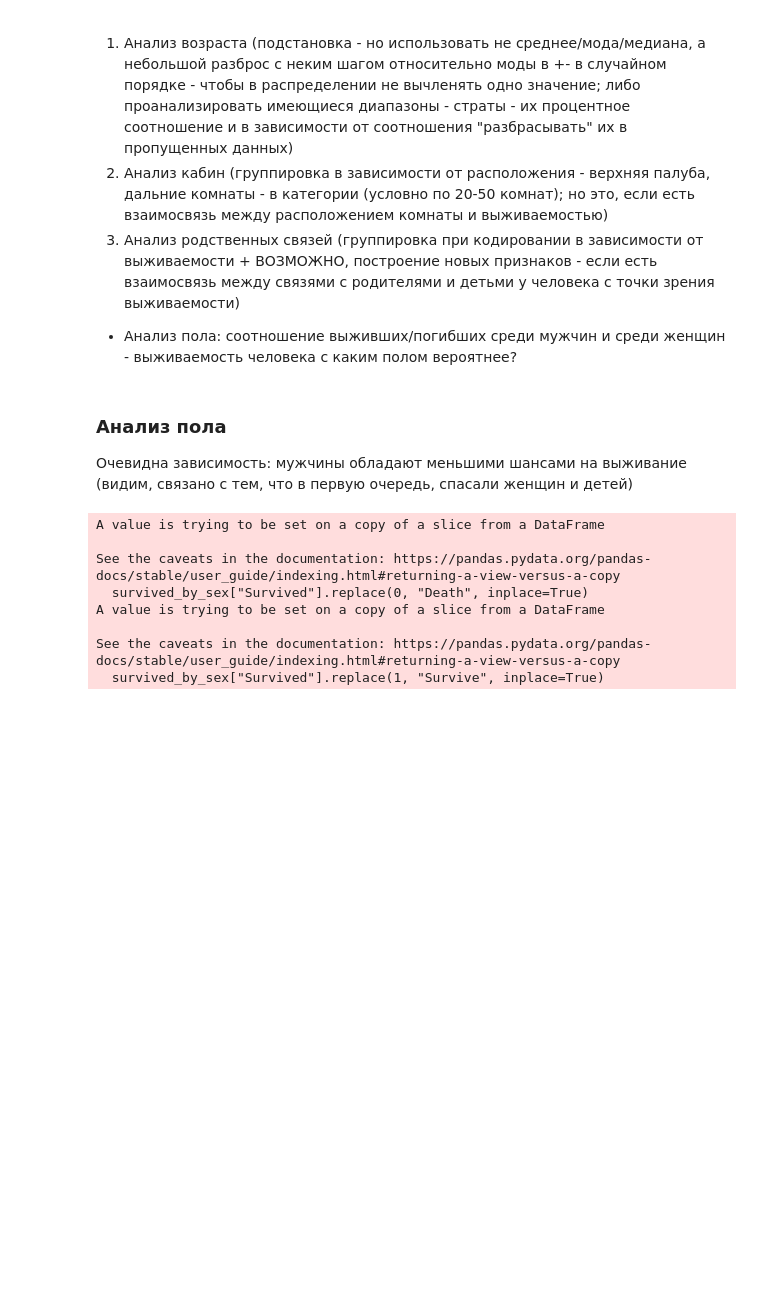
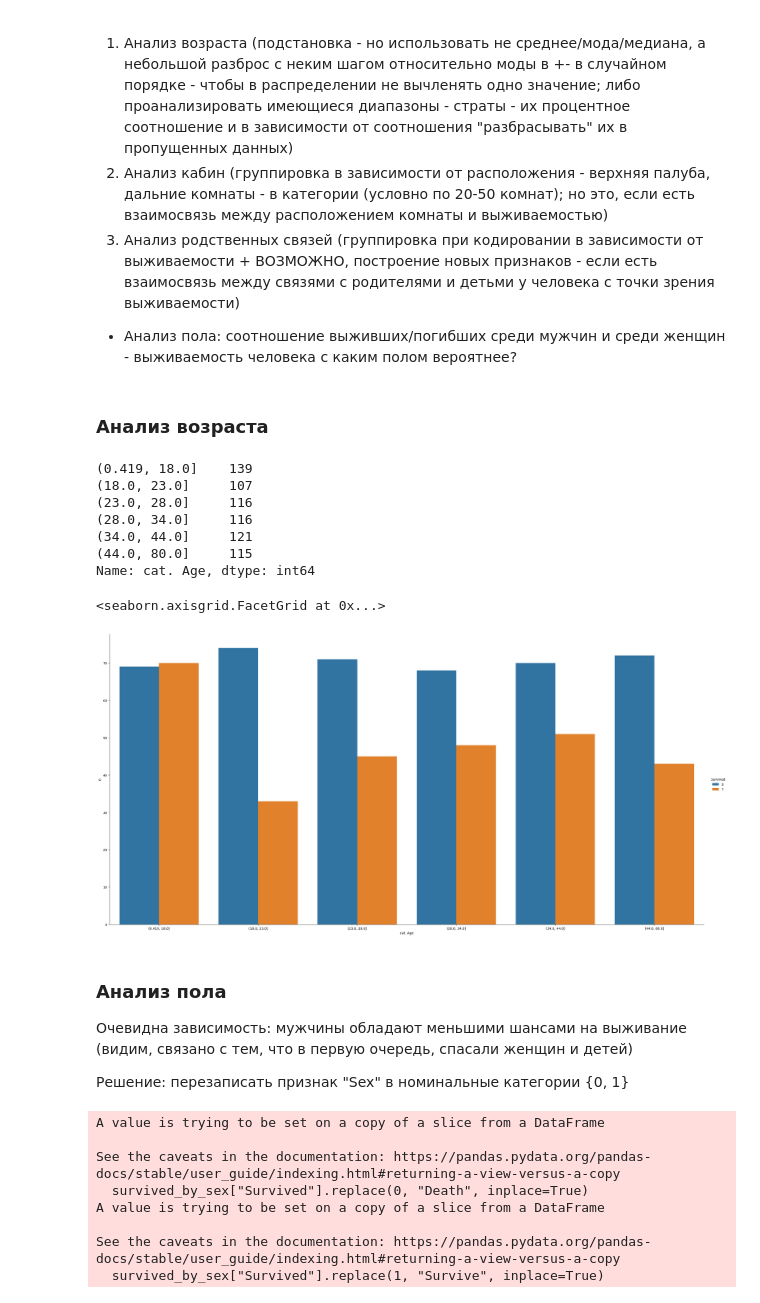
Before and after one commit to p0gramist/ml-on-five, a Jupyter notebook: titanic/analyze.ipynb, the cells around one changed output. Cells and saved outputs as stored; diff of their text form; code cells hidden in the pictures; blank space fills up the shorter version.

Commit message:
Анализ возраста: выявление значимых диапазонов

```diff
--- a/titanic/analyze.ipynb
+++ b/titanic/analyze.ipynb
@@ -96,9 +118,38 @@ Name: Survived, dtype: float64
 3. Анализ родственных связей (группировка при кодировании в зависимости от выживаемости + ВОЗМОЖНО, построение новых признаков - если есть взаимосвязь между связями с родителями и детьми у человека с точки зрения выживаемости)
 
 - Анализ пола: соотношение выживших/погибших среди мужчин и среди женщин - выживаемость человека с каким полом вероятнее?
+# %% [markdown]
+### Анализ возраста
+# %%
+train["cat. Age"] = pd.qcut(train.Age, q=6)
+print(train["cat. Age"].value_counts().sort_index())
+
+group_age = train[["cat. Age", "Survived"]].groupby(by="cat. Age").value_counts().reset_index()
+group_age
+
+sns.catplot(
+    data=group_age,
+    x="cat. Age",
+    y=0,
+    hue="Survived",
+    kind="bar",
+    height=13,
+    aspect=2)
+# %% [output]
+(0.419, 18.0]    139
+(18.0, 23.0]     107
+(23.0, 28.0]     116
+(28.0, 34.0]     116
+(34.0, 44.0]     121
+(44.0, 80.0]     115
+Name: cat. Age, dtype: int64
+<seaborn.axisgrid.FacetGrid at 0x...>
+[figure, added]
 # %% [markdown]
 ### Анализ пола
 Очевидна зависимость: мужчины обладают меньшими шансами на выживание (видим, связано с тем, что в первую очередь, спасали женщин и детей)
+
+Решение: перезаписать признак "Sex" в номинальные категории {0, 1}
 # %%
 survived_by_sex = train[["Survived", "Sex"]]
 survived_by_sex["Survived"].replace(0, "Death", inplace=True)
```
Also changed, not shown: parts of 1 cell of this notebook.
